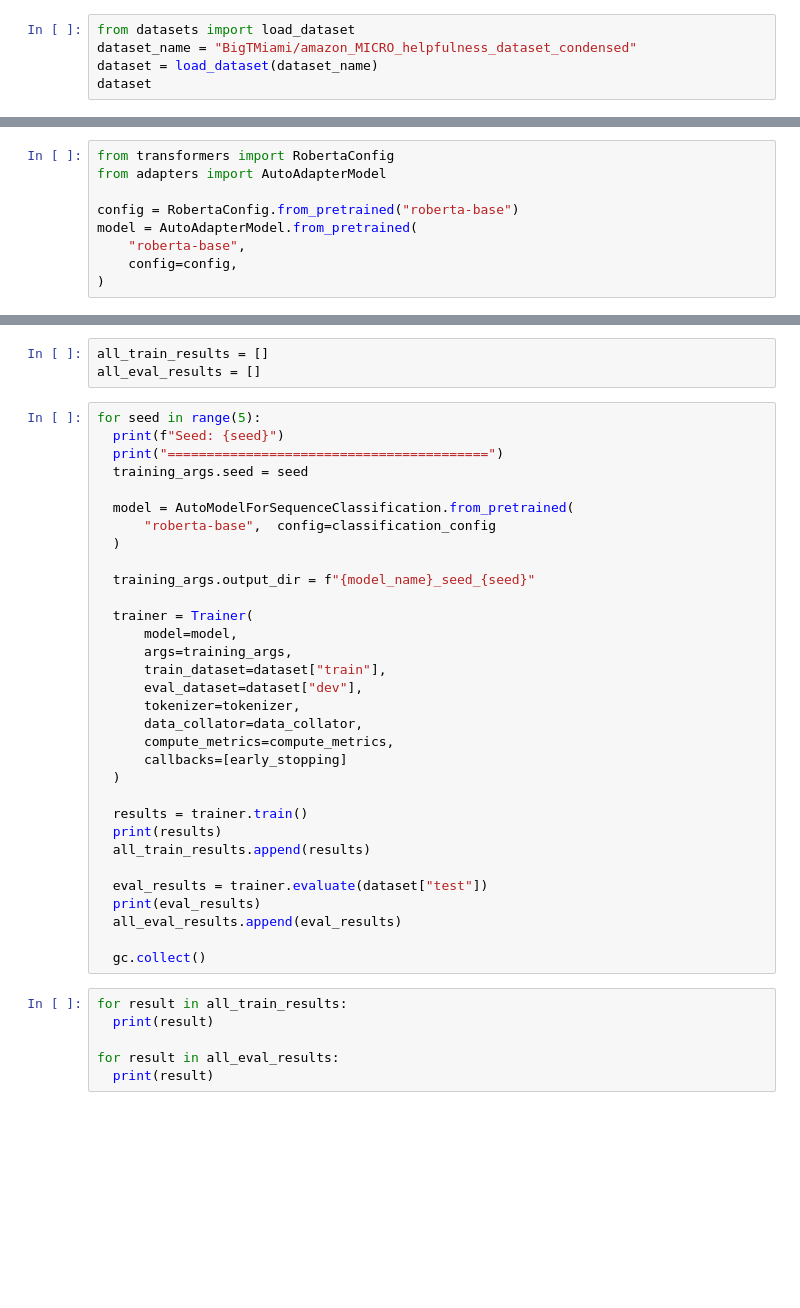
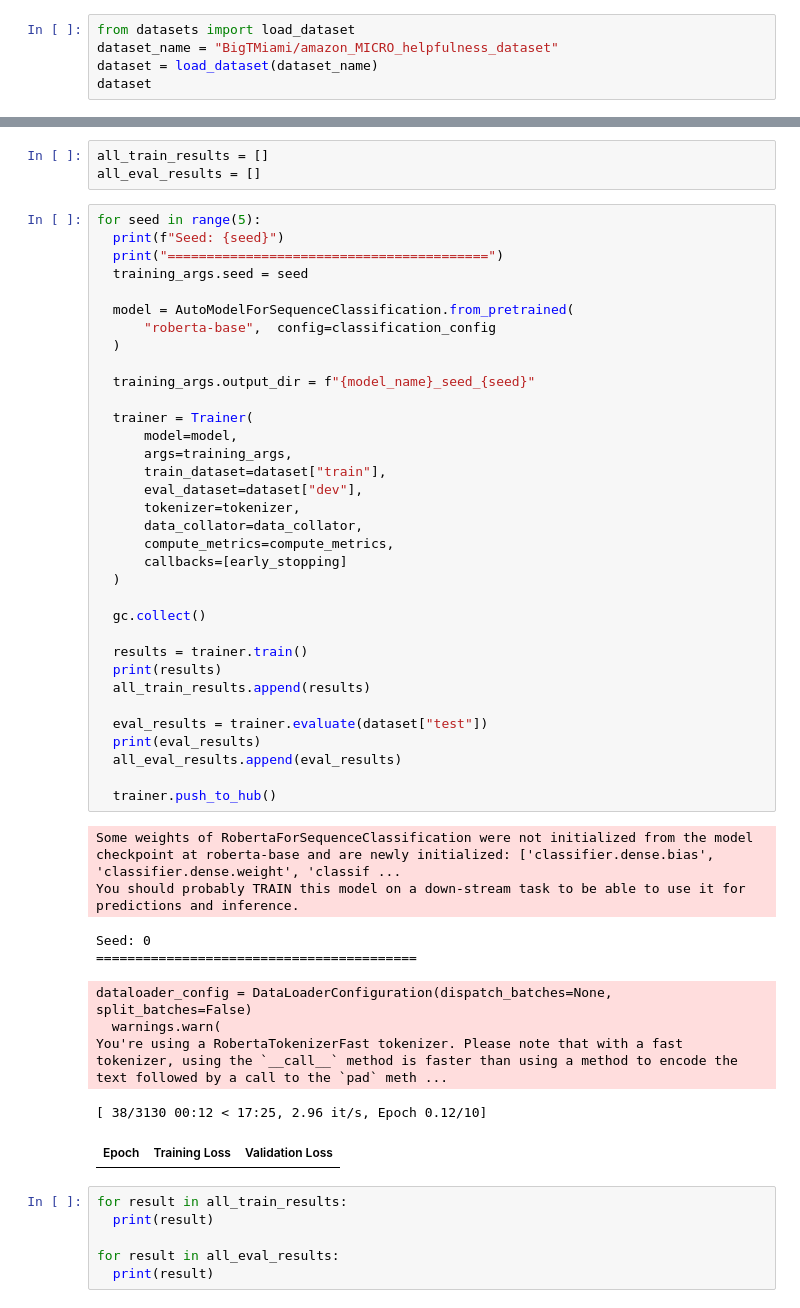
Before and after one commit to BigTMiami/AdaptOrDie, a Jupyter notebook: micro_base_help_class_no_pretrain_multi_seed.ipynb, the cells around one changed output, grey strips where cells are left out. Drawn from its saved outputs; the diff is of its cells as text; blank space fills up the shorter version.

```diff
--- a/micro_base_help_class_no_pretrain_multi_seed.ipynb
+++ b/micro_base_help_class_no_pretrain_multi_seed.ipynb
@@ -27,6 +45,6 @@ def compute_metrics(pred):
     }
 # %%
 from datasets import load_dataset
-dataset_name = "BigTMiami/amazon_MICRO_helpfulness_dataset_condensed"
+dataset_name = "BigTMiami/amazon_MICRO_helpfulness_dataset"
 dataset = load_dataset(dataset_name)
 dataset
@@ -43,12 +72,3 @@ label2id = {"unhelpful": 0, "helpful": 1}
-# %%
-from transformers import RobertaConfig
-from adapters import AutoAdapterModel
-
-config = RobertaConfig.from_pretrained("roberta-base")
-model = AutoAdapterModel.from_pretrained(
-    "roberta-base",
-    config=config,
-)
 # %%
 from transformers import TrainingArguments
 
@@ -108,34 +149,46 @@ all_eval_results = []
 for seed in range(5):
   print(f"Seed: {seed}")
   print("=========================================")
   training_args.seed = seed
 
   model = AutoModelForSequenceClassification.from_pretrained(
       "roberta-base",  config=classification_config
   )
 
   training_args.output_dir = f"{model_name}_seed_{seed}"
 
   trainer = Trainer(
       model=model,
       args=training_args,
       train_dataset=dataset["train"],
       eval_dataset=dataset["dev"],
       tokenizer=tokenizer,
       data_collator=data_collator,
       compute_metrics=compute_metrics,
       callbacks=[early_stopping]
   )
 
+  gc.collect()
+
   results = trainer.train()
   print(results)
   all_train_results.append(results)
 
   eval_results = trainer.evaluate(dataset["test"])
   print(eval_results)
   all_eval_results.append(eval_results)
 
-  gc.collect()
+  trainer.push_to_hub()
+# %% [output]
+Some weights of RobertaForSequenceClassification were not initialized from the model checkpoint at roberta-base and are newly initialized: ['classifier.dense.bias', 'classifier.dense.weight', 'classif ...
+You should probably TRAIN this model on a down-stream task to be able to use it for predictions and inference.
+Seed: 0
+=========================================
+dataloader_config = DataLoaderConfiguration(dispatch_batches=None, split_batches=False)
+  warnings.warn(
+You're using a RobertaTokenizerFast tokenizer. Please note that with a fast tokenizer, using the `__call__` method is faster than using a method to encode the text followed by a call to the `pad` meth ...
+[ 38/3130 00:12 < 17:25, 2.96 it/s, Epoch 0.12/10]
+| Epoch | Training Loss | Validation Loss |
 # %%
 for result in all_train_results:
   print(result)
```
Also changed, not shown: parts of 4 cells of this notebook.
